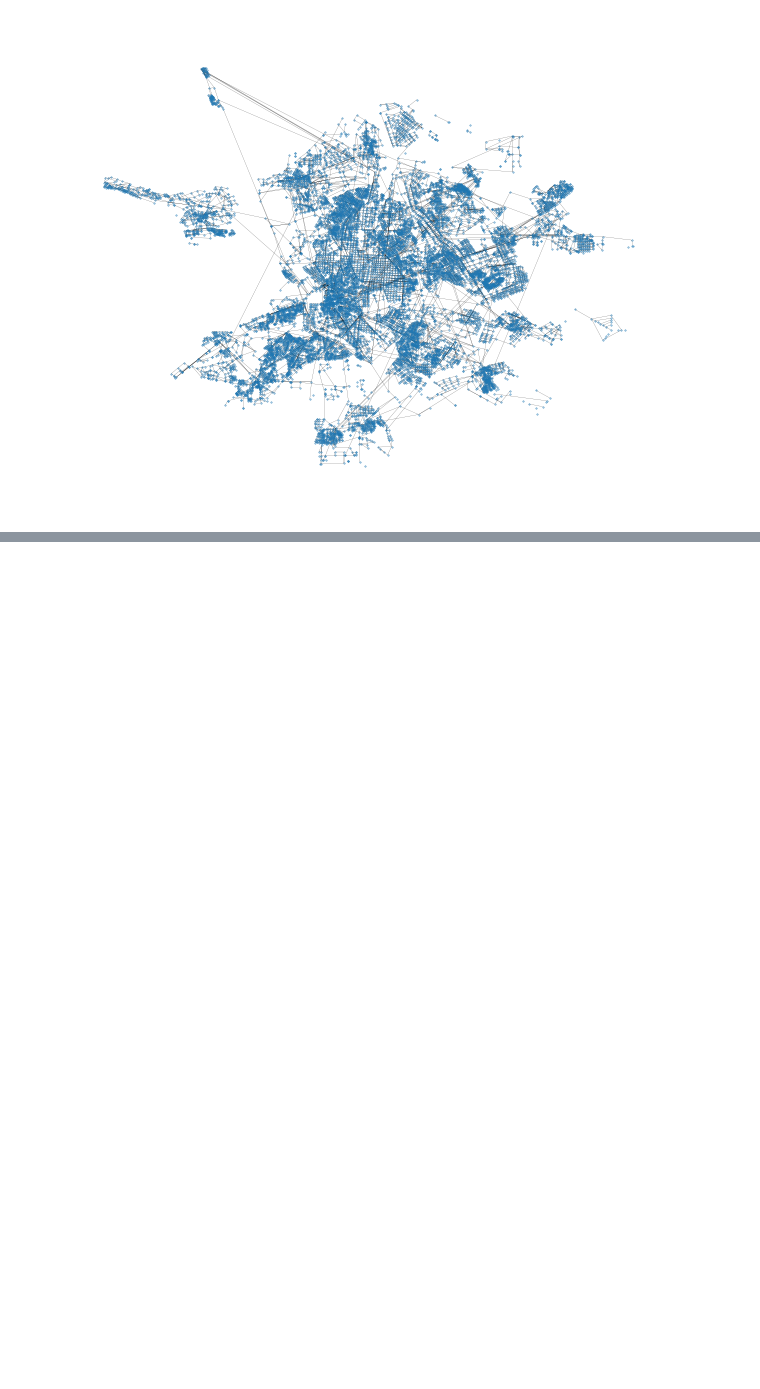
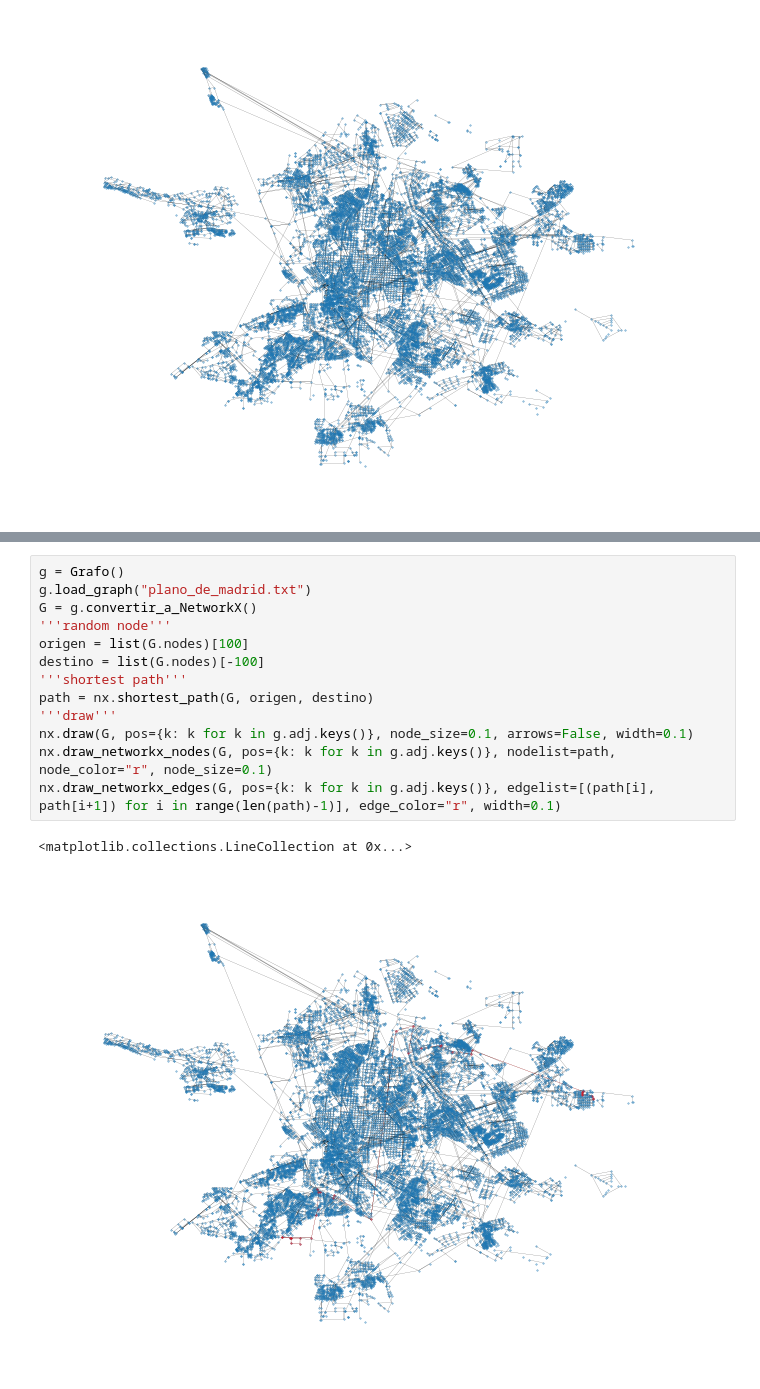
Before and after one commit to winoo19/GPS, a Jupyter notebook: gps.ipynb, the cells around one changed output, grey strips where cells are left out. Cells and saved outputs as stored; diff of their text form; blank space fills up the shorter version.

```diff
--- a/gps.ipynb
+++ b/gps.ipynb
@@ -25,0 +26,16 @@ nx.draw(G1, pos=pos, edge_color="r", node_size=0.1, arrows=False, width=0.1)
+# %%
+g = Grafo()
+g.load_graph("plano_de_madrid.txt")
+G = g.convertir_a_NetworkX()
+'''random node'''
+origen = list(G.nodes)[100]
+destino = list(G.nodes)[-100]
+'''shortest path'''
+path = nx.shortest_path(G, origen, destino)
+'''draw'''
+nx.draw(G, pos={k: k for k in g.adj.keys()}, node_size=0.1, arrows=False, width=0.1)
+nx.draw_networkx_nodes(G, pos={k: k for k in g.adj.keys()}, nodelist=path, node_color="r", node_size=0.1)
+nx.draw_networkx_edges(G, pos={k: k for k in g.adj.keys()}, edgelist=[(path[i], path[i+1]) for i in range(len(path)-1)], edge_color="r", width=0.1)
+# %% [output]
+<matplotlib.collections.LineCollection at 0x...>
+[figure, added]
```
Also changed, not shown: parts of 2 cells of this notebook, 3 other files.
